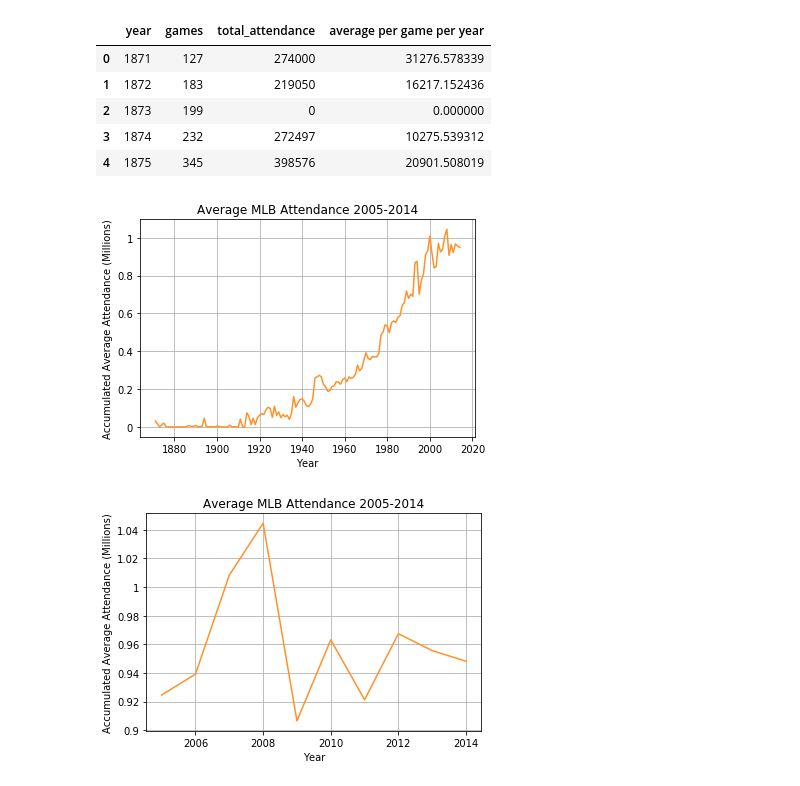
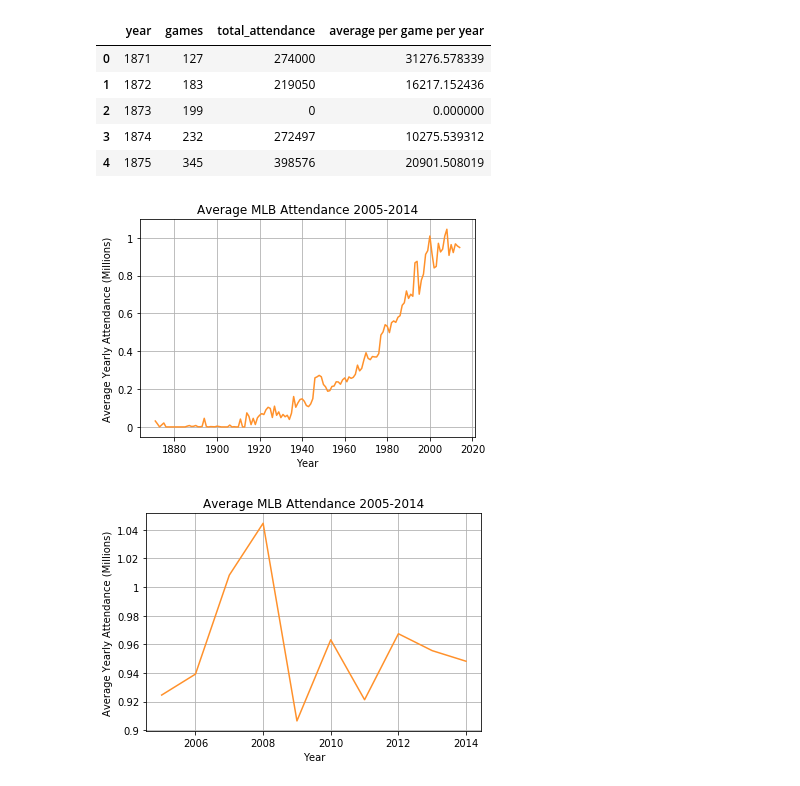
Before and after one commit to ethanzh/baseball-statistic-analysis, a Jupyter notebook: Attendance.ipynb, the cells around one changed output. Cells and saved outputs as stored; diff of their text form; code cells hidden in the pictures.

```diff
--- a/Attendance.ipynb
+++ b/Attendance.ipynb
@@ -75,25 +75,25 @@ import matplotlib.ticker as ticker
 # %%
 # Make a line graph of all every year
 
 fig, ax = plt.subplots()
 
 x = new_attendance['year']
 y = new_attendance['average per game per year']
 
 plt.grid(True)
 plt.title("Average MLB Attendance 2005-2014")
 plt.xlabel("Year")
-plt.ylabel("Accumulated Average Attendance (Millions)")
+plt.ylabel("Average Yearly Attendance (Millions)")
 
 scale_y = 1e6
 ticks_y = ticker.FuncFormatter(lambda x, pos: '{0:g}'.format(x/scale_y))
 ax.yaxis.set_major_formatter(ticks_y)
 
 plt.plot(x, y, '#ff912b')
 
 plt.show()
 # %% [output]
-[figure, old version]
+[figure, new version]
 # %%
 # Same as above, but only the past ten years (to show the levelling-out)
 
@@ -107,7 +107,7 @@ y = last_ten_years['average per game per year']
 plt.grid(True)
 plt.title("Average MLB Attendance 2005-2014")
 plt.xlabel("Year")
-plt.ylabel("Accumulated Average Attendance (Millions)")
+plt.ylabel("Average Yearly Attendance (Millions)")
 
 scale_y = 1e6
 ticks_y = ticker.FuncFormatter(lambda x, pos: '{0:g}'.format(x/scale_y))
@@ -117,4 +117,4 @@ plt.plot(x, y, '#ff912b')
 
 plt.show()
 # %% [output]
-[figure, old version]
+[figure, new version]
```
Also changed, not shown: parts of 6 cells of this notebook.
